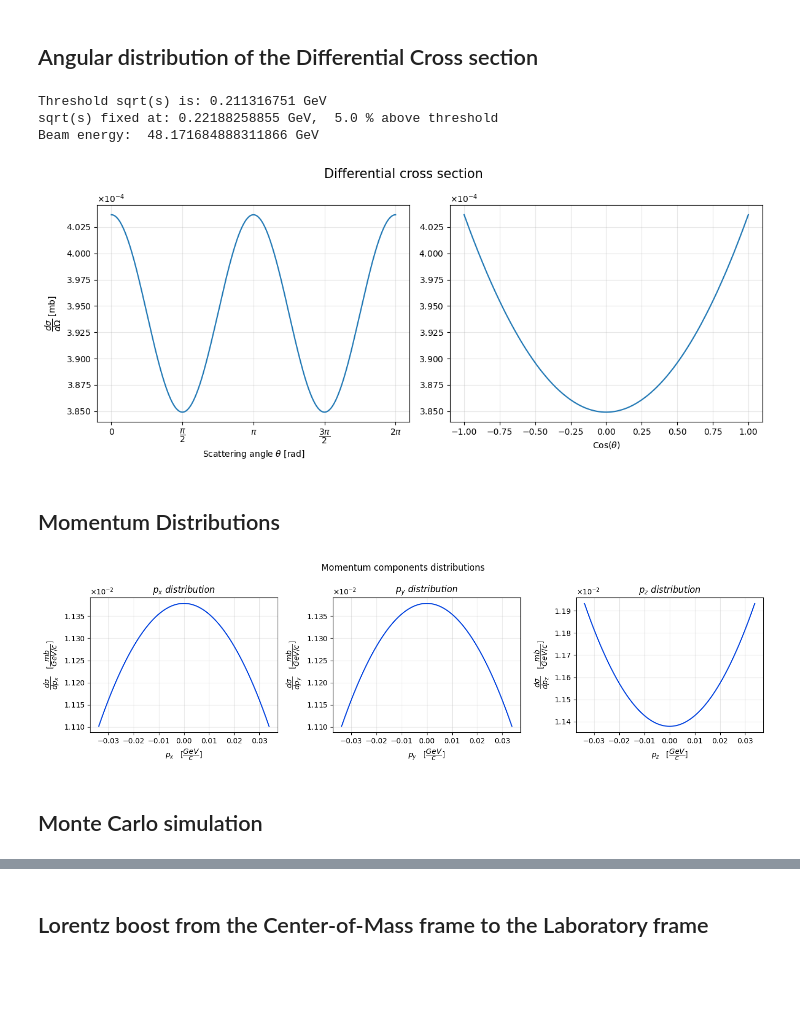
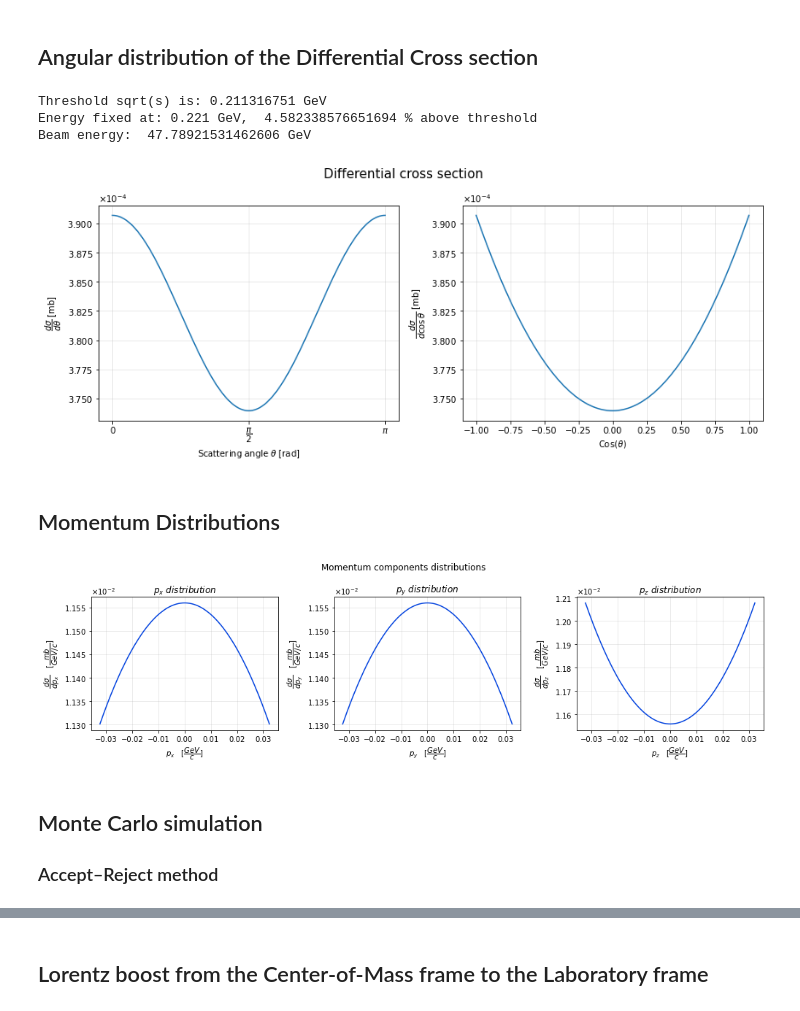
Before and after one commit to marcolorenzato00/LCP_Project, a Jupyter notebook: Project.ipynb, the cells around one changed output, grey strips where cells are left out. Drawn from its saved outputs; the diff is of its cells as text; code cells hidden in the pictures; blank space fills up the shorter version.

```diff
--- a/Project.ipynb
+++ b/Project.ipynb
@@ -211,47 +211,53 @@ formatter.set_powerlimits((0, 0))
 # %% [markdown]
 ## Angular distribution of the Differential Cross section
 # %%
-# Threshold energy for muon pair production
+# Threshold energy for muon pair production in CM
 E_threshold = 2*mass_mu
 print('Threshold sqrt(s) is:', E_threshold, 'GeV')
 
-E_percent_increase = 0.05
-E_fixed = E_threshold * (1 + E_percent_increase)
-print('sqrt(s) fixed at:', E_fixed, 'GeV, ', E_percent_increase * 100, r'% above threshold')
-
+# Fixed energy in CM
+E_fixed = 0.221     # GeV
 s = E_fixed**2
+E_percent_increase = (E_fixed - E_threshold) / E_threshold
+print('Energy fixed at:', E_fixed, 'GeV, ', E_percent_increase * 100, r'% above threshold')
 
 # Beam energy in lab frame
 beam_energy = (s - 2 * mass_e**2) / (2 * mass_e)
 print('Beam energy: ', beam_energy, 'GeV')
 
 
 fig1, ax = plt.subplots(1, 2, figsize = (12, 5), layout='tight')
-a = np.linspace(0, 2*np.pi, 1000)
+a = np.linspace(0, np.pi, 1000)
 b = np.linspace(-1, 1, 1000)
 fig1.suptitle('Differential cross section', size=15)
 
 ax[0].plot(a, cross_section(s, a))
 ax[0].set_xlabel(r'Scattering angle $\theta$ [rad]')
-ax[0].set_ylabel(r'$\dfrac{d\sigma}{d\Omega} \;[\mathrm{mb}]$')
+ax[0].set_ylabel(r'$\dfrac{d\sigma}{d\theta} \;[\mathrm{mb}]$')
 ax[0].grid(alpha=0.3)
 ax[0].yaxis.set_major_formatter(formatter)
-ax[0].set_xticks([0, np.pi/2, np.pi, 3*np.pi/2, 2*np.pi])
-ax[0].set_xticklabels(['0', r'$\dfrac{\pi}{2}$', r'$\pi$', r'$\dfrac{3\pi}{2}$', r'$2\pi$'])
+ax[0].set_xticks([0, np.pi/2, np.pi])
+ax[0].set_xticklabels(['0', r'$\dfrac{\pi}{2}$', r'$\pi$'] )
 
 ax[1].plot(b, cross_section_cos(s, b))
 ax[1].set_xlabel(r'Cos($\theta$)')
 ax[1].grid(alpha=0.3)
 ax[1].yaxis.set_major_formatter(formatter)
+ax[1].set_ylabel(r'$\dfrac{d\sigma}{d\cos\theta} \;[\mathrm{mb}]$')
+plt.show()
 # %% [output]
 Threshold sqrt(s) is: 0.211316751 GeV
-sqrt(s) fixed at: 0.22188258855 GeV,  5.0 % above threshold
-Beam energy:  48.171684888311866 GeV
+Energy fixed at: 0.221 GeV,  4.582338576651694 % above threshold
+Beam energy:  47.78921531462606 GeV
-[figure, old version]
+[figure, new version]
 # %% [markdown]
 ## Momentum Distributions
 # %%
 fig2, ax = plt.subplots(1, 3, figsize=(14, 4), layout = 'tight')
+
+ratio = 4 * mass_mu**2 / s
+beta = np.sqrt(1 - ratio)
+p = beta * np.sqrt(s) / 2
 
 plot_momentum_x(ax[0], s)
 plot_momentum_y(ax[1], s)
@@ -278,6 +284,6 @@ ax[1].set_title(r'$p_y \ distribution$')
 ax[2].set_title(r'$p_z \ distribution$')
 
 fig2.suptitle('Momentum components distributions')
-plt.show()
+print(f'The limits on the possible values for the components are given by the magnitude of the momentum which is: {p:.3e} GeV/c')
 # %% [output]
-[figure, old version]
+[figure, new version]
@@ -295,2 +290,4 @@ plt.show()
 # %% [markdown]
 ## Monte Carlo simulation
+
+### Accept–Reject method
```
Also changed, not shown: parts of 27 cells of this notebook.
